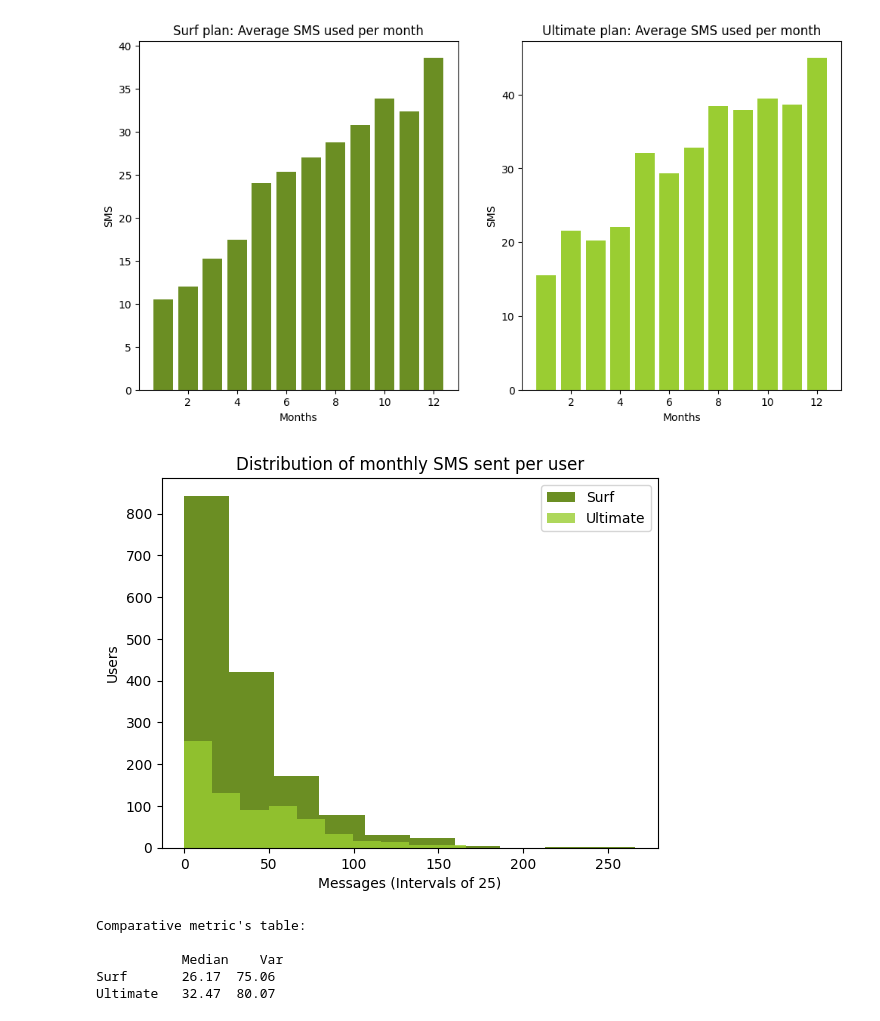
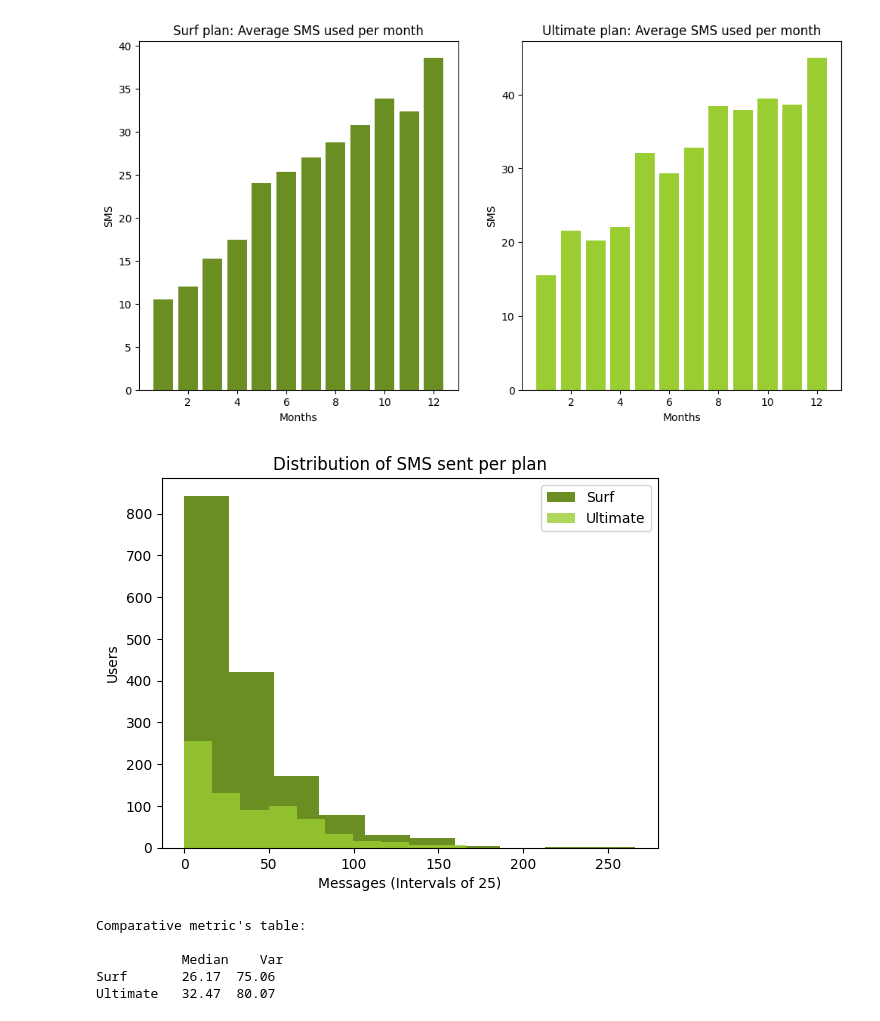
Before and after one commit to Calarioz/DA_Telecom, a Jupyter notebook: Jupyter.ipynb, the cells around one changed output. Cells and saved outputs as stored; diff of their text form; code cells hidden in the pictures.

```diff
--- a/Jupyter.ipynb
+++ b/Jupyter.ipynb
@@ -758,23 +792,23 @@ comparative_plans_bar_char(set_1 = surf_mean_messages,
 # %%
 # Getting Dataset
 message_summary = df_summary[['plan_name','messages']]
 
 # Plans
 surf_message_sumary = message_summary[message_summary['plan_name'] == 'surf']
 ultimate_message_sumary = message_summary[message_summary['plan_name'] == 'ultimate']
 
 comparative_plans_hist_char(set_1= surf_message_sumary,
                             color_1='olivedrab',
                             set_2 = ultimate_message_sumary,
                             color_2='yellowgreen',
                             field ='messages',
                             x_label='Messages (Intervals of 25)',
                             y_label='Users',
-                            title='Distribution of monthly SMS sent per user',
+                            title='Distribution of SMS sent per plan',
                             bins=10,
                             )
 # %% [output]
-[figure, old version]
+[figure, new version]
 # %%
 # Getting metric charts
 basic_metrics(set_1 = surf_mean_messages,
```
Also changed, not shown: parts of 23 cells of this notebook.
